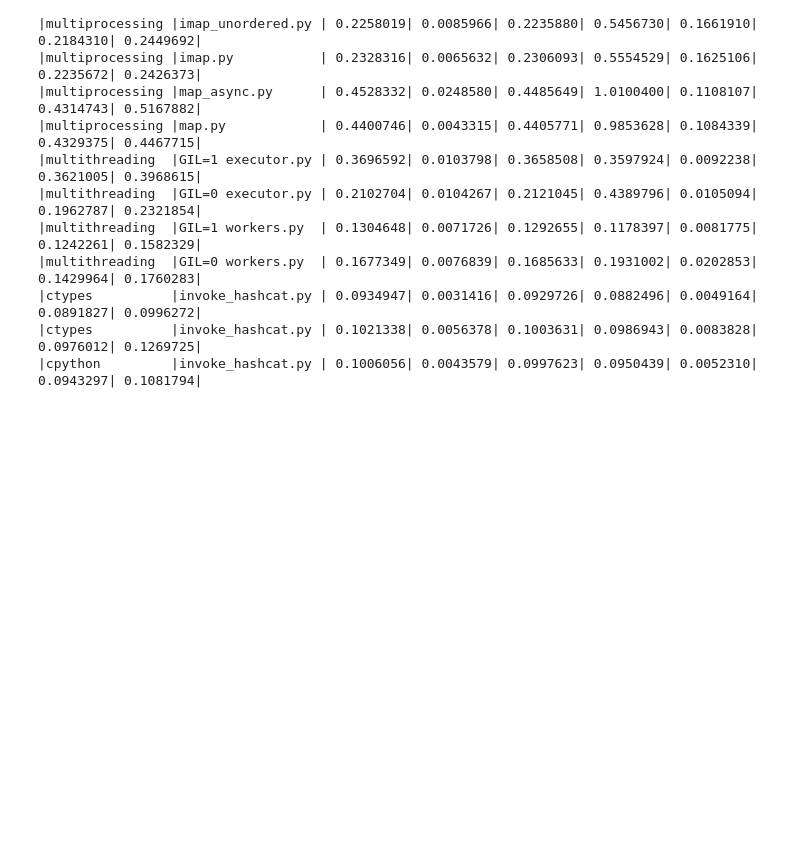
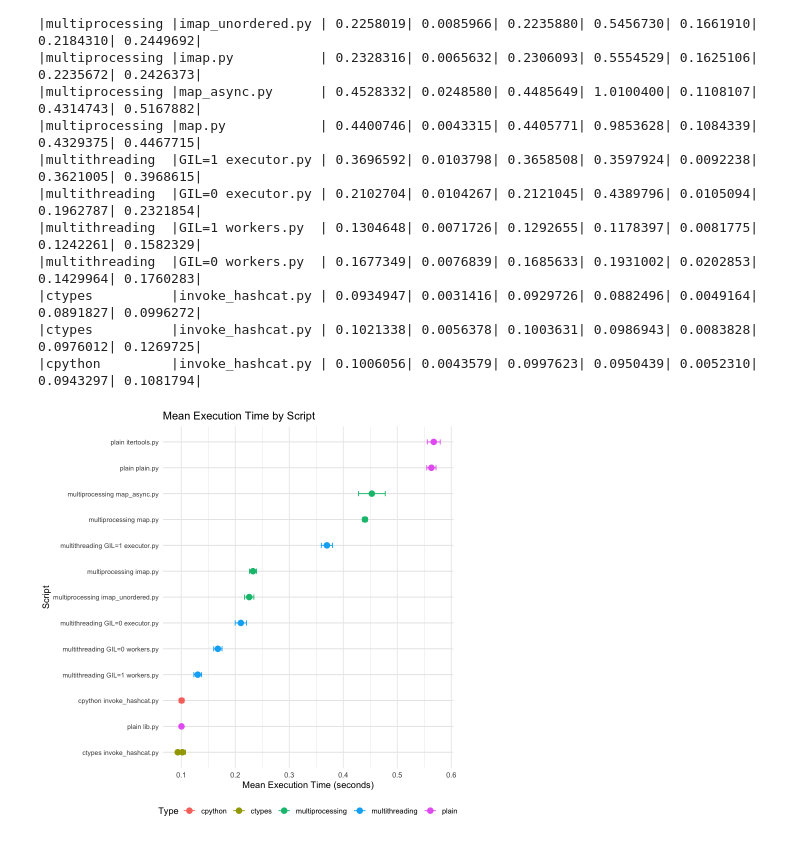
Before and after one commit to sueszli/nogil, a Jupyter notebook: docs/plots.ipynb, the cells around one changed output. Cells and saved outputs as stored; diff of their text form; code cells hidden in the pictures; blank space fills up the shorter version.

```diff
--- a/docs/plots.ipynb
+++ b/docs/plots.ipynb
@@ -29,3 +29,23 @@ kable(df)
 |ctypes          |invoke_hashcat.py | 0.0934947| 0.0031416| 0.0929726| 0.0882496| 0.0049164| 0.0891827| 0.0996272|
 |ctypes          |invoke_hashcat.py | 0.1021338| 0.0056378| 0.1003631| 0.0986943| 0.0083828| 0.0976012| 0.1269725|
 |cpython         |invoke_hashcat.py | 0.1006056| 0.0043579| 0.0997623| 0.0950439| 0.0052310| 0.0943297| 0.1081794|
+# %%
+ggplot(df, aes(x = reorder(paste(type, command), mean), y = mean, color = type)) +
+  geom_point(size = 3) +
+  geom_errorbar(aes(ymin = mean - stddev, ymax = mean + stddev), width = 0.2) +
+  coord_flip() +
+  theme_minimal() +
+  labs(
+    title = "Mean Execution Time by Script",
+    x = "Script",
+    y = "Mean Execution Time (seconds)",
+    color = "Type"
+  ) +
+  theme(
+    axis.text.y = element_text(size = 8),
+    panel.grid.major.y = element_line(color = "gray90"),
+    panel.grid.minor.y = element_blank(),
+    legend.position = "bottom"
+  )
+# %% [output]
+[figure, added]
```
